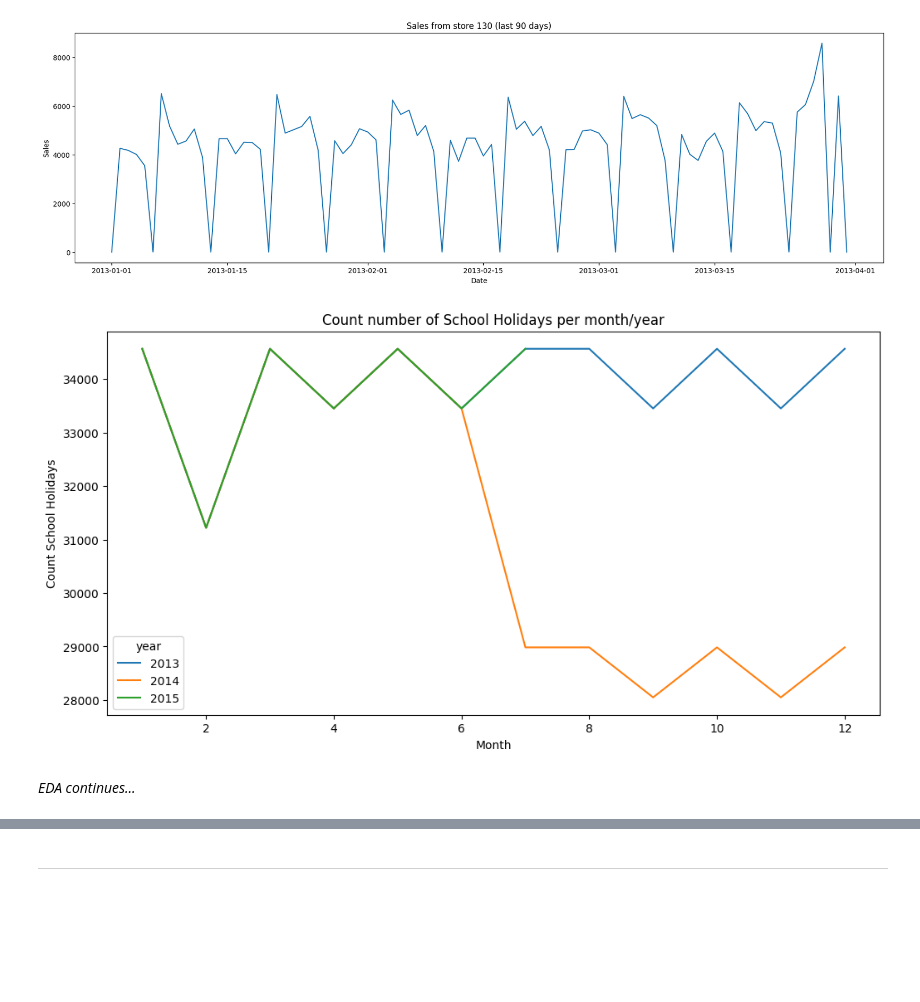
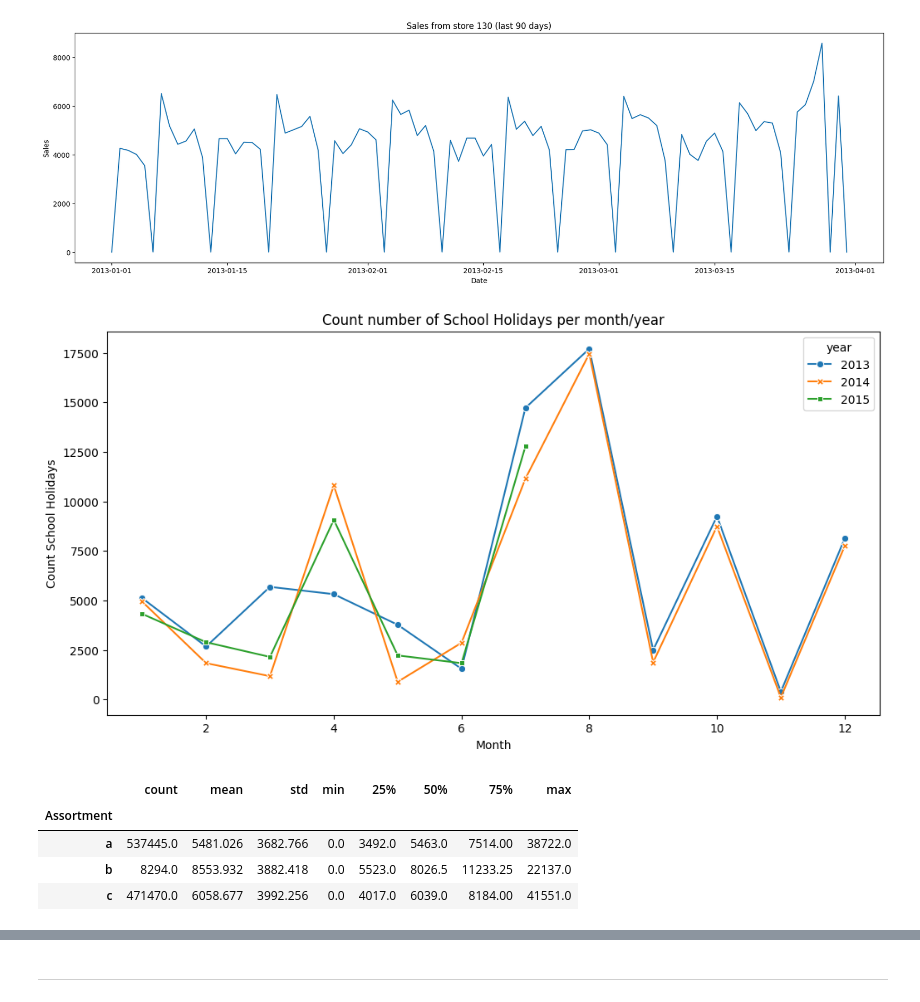
Before and after one commit to soutogustavo/rossmann-forecasting-benchmark, a Jupyter notebook: notebooks/TSA_rossman_EDA.ipynb, the cells around one changed output, grey strips where cells are left out. Drawn from its saved outputs; the diff is of its cells as text; code cells hidden in the pictures; blank space fills up the shorter version.

Commit message:
Rossmann EDA updated

```diff
--- a/notebooks/TSA_rossman_EDA.ipynb
+++ b/notebooks/TSA_rossman_EDA.ipynb
@@ -68,6 +68,10 @@ For some checks, we might have to preprocess the data.
 # %%
 train["year"] = train["Date"].dt.year
 train["month"] = train["Date"].dt.month
+
+# Check the difference between competitor and Rossmann store
+# Negative values mean Rossmann store opened a store before its the competitor
+train["days_to_competitor"] = (train["Date"] - pd.to_datetime(train["CompetitionOpenSinceYear"], format="%Y")).dt.days
 # %% [markdown]
 ## Exploration
 
@@ -222,23 +226,32 @@ ax.set(title=f"Sales from store {store_id} (last 90 days)");
 #store_data[store_data["Date"] <= "2013-12-31"].tail(12)
 # %%
 # What is the number of School Holiday per month/year?
-schoolholidays_year = train.groupby(
+schoolholidays_year = train[train["SchoolHoliday"] == 1].groupby(
     ["year", "month"]
 )["SchoolHoliday"].count().to_frame("count_SchoolHoliday")
 schoolholidays_year.reset_index(inplace=True)
 
 fig, ax = plt.subplots(figsize=(12,6))
 sns.lineplot(
     data=schoolholidays_year,
     x="month",
     y="count_SchoolHoliday",
     hue="year",
     palette="tab10",
+    style="year",
+    markers=True, dashes=False,
     ax=ax
 )
 ax.set(title="Count number of School Holidays per month/year",
         xlabel="Month", ylabel="Count School Holidays");
 # %% [output]
-[figure, old version]
+[figure, new version]
-# %% [markdown]
-*EDA continues...*
+# %%
+# How does Sales look like based on Assortment?
+train.groupby("Assortment")["Sales"].describe().round(3)
+# %% [output]
+|  | count | mean | std | min | 25% | 50% | 75% | max |
+| Assortment |  |  |  |  |  |  |  |  |
+| a | 537445.0 | 5481.026 | 3682.766 | 0.0 | 3492.0 | 5463.0 | 7514.00 | 38722.0 |
+| b | 8294.0 | 8553.932 | 3882.418 | 0.0 | 5523.0 | 8026.5 | 11233.25 | 22137.0 |
+| c | 471470.0 | 6058.677 | 3992.256 | 0.0 | 4017.0 | 6039.0 | 8184.00 | 41551.0 |
```
Also changed, not shown: parts of 8 cells of this notebook.
